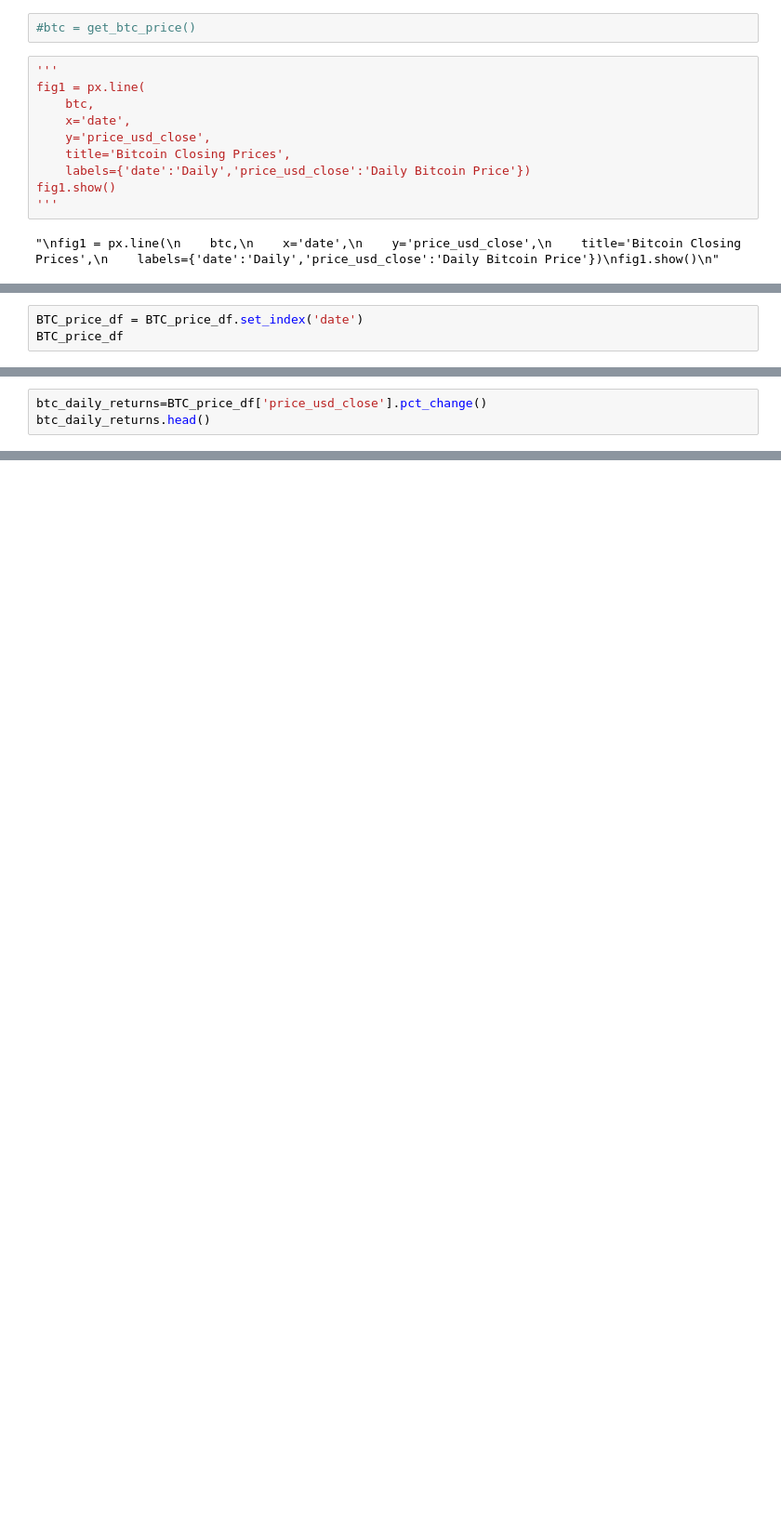
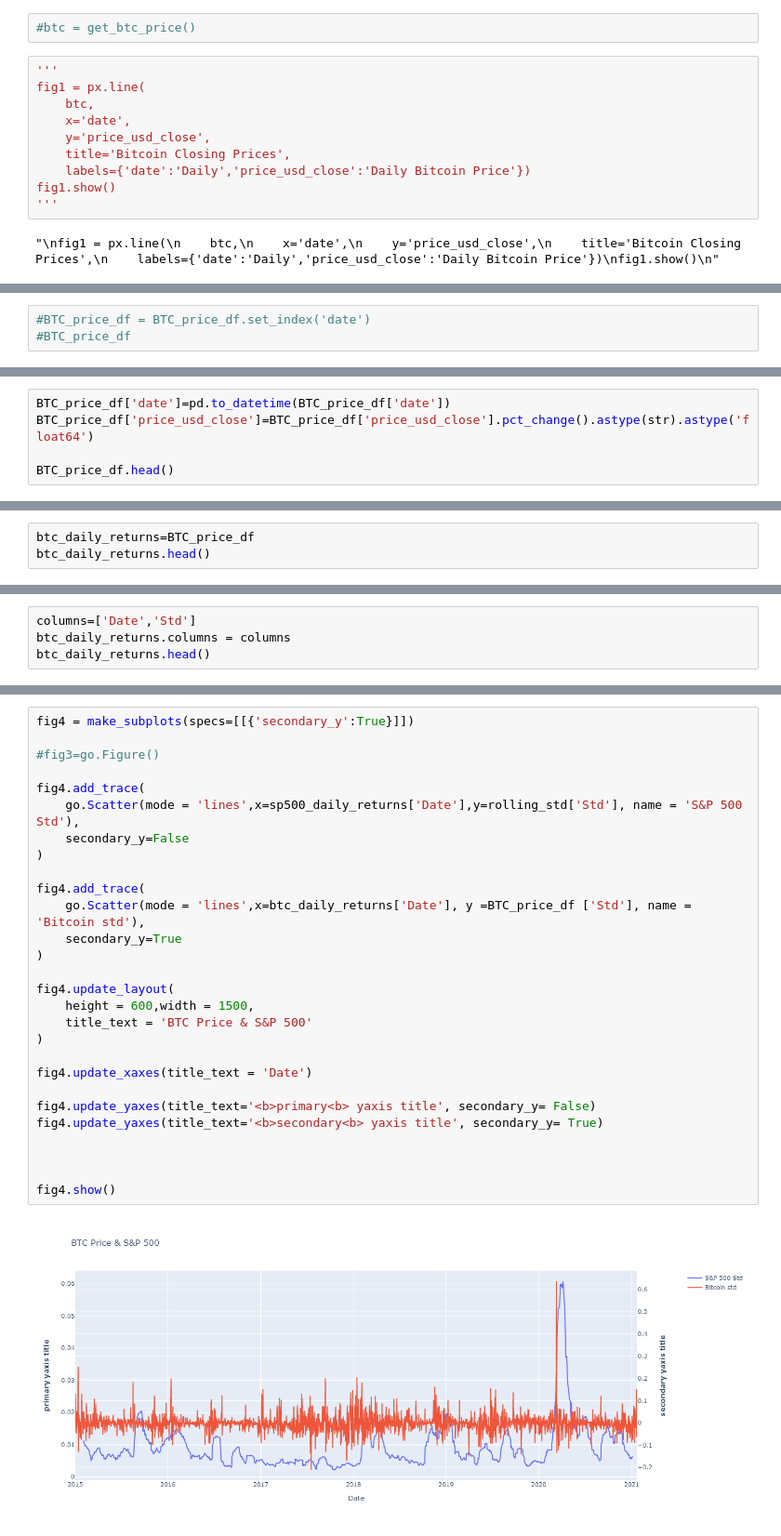
Before and after one commit to nospmah/fintech.group_project, a Jupyter notebook: notebooks/max_working.ipynb, the cells around one changed output, grey strips where cells are left out. Shown at 93% size. Saved outputs shown, nothing was run; the diff lists cells and outputs as text; blank space fills up the shorter version.

```diff
--- a/notebooks/max_working.ipynb
+++ b/notebooks/max_working.ipynb
@@ -337,3 +328,3 @@ BTC_price_df.head()
 # %%
-BTC_price_df = BTC_price_df.set_index('date')
-BTC_price_df
+#BTC_price_df = BTC_price_df.set_index('date')
+#BTC_price_df
@@ -354,0 +331,5 @@ BTC_price_df
+# %%
+BTC_price_df['date']=pd.to_datetime(BTC_price_df['date'])
+BTC_price_df['price_usd_close']=BTC_price_df['price_usd_close'].pct_change().astype(str).astype('float64')
+
+BTC_price_df.head()
@@ -355,4 +343,4 @@ BTC_price_df
 # %%
-btc_daily_returns=BTC_price_df['price_usd_close'].pct_change()
+btc_daily_returns=BTC_price_df
 btc_daily_returns.head()
 # %% [output]
@@ -376,0 +357,4 @@ Name: price_usd_close, dtype: float64
+# %%
+columns=['Date','Std']
+btc_daily_returns.columns = columns
+btc_daily_returns.head()
@@ -418,0 +413,30 @@ btc_rolling_plot * sp500_rolling_plot
+# %%
+fig4 = make_subplots(specs=[[{'secondary_y':True}]])
+
+#fig3=go.Figure()
+
+fig4.add_trace(
+    go.Scatter(mode = 'lines',x=sp500_daily_returns['Date'],y=rolling_std['Std'], name = 'S&P 500 Std'),
+    secondary_y=False
+)
+
+fig4.add_trace(
+    go.Scatter(mode = 'lines',x=btc_daily_returns['Date'], y =BTC_price_df ['Std'], name = 'Bitcoin std'),
+    secondary_y=True
+)
+
+fig4.update_layout(
+    height = 600,width = 1500,
+    title_text = 'BTC Price & S&P 500'
+)
+
+fig4.update_xaxes(title_text = 'Date')
+
+fig4.update_yaxes(title_text='<b>primary<b> yaxis title', secondary_y= False)
+fig4.update_yaxes(title_text='<b>secondary<b> yaxis title', secondary_y= True)
+
+
+
+fig4.show()
+# %% [output]
+[figure, added]
```
Also changed, not shown: parts of 34 cells of this notebook.
